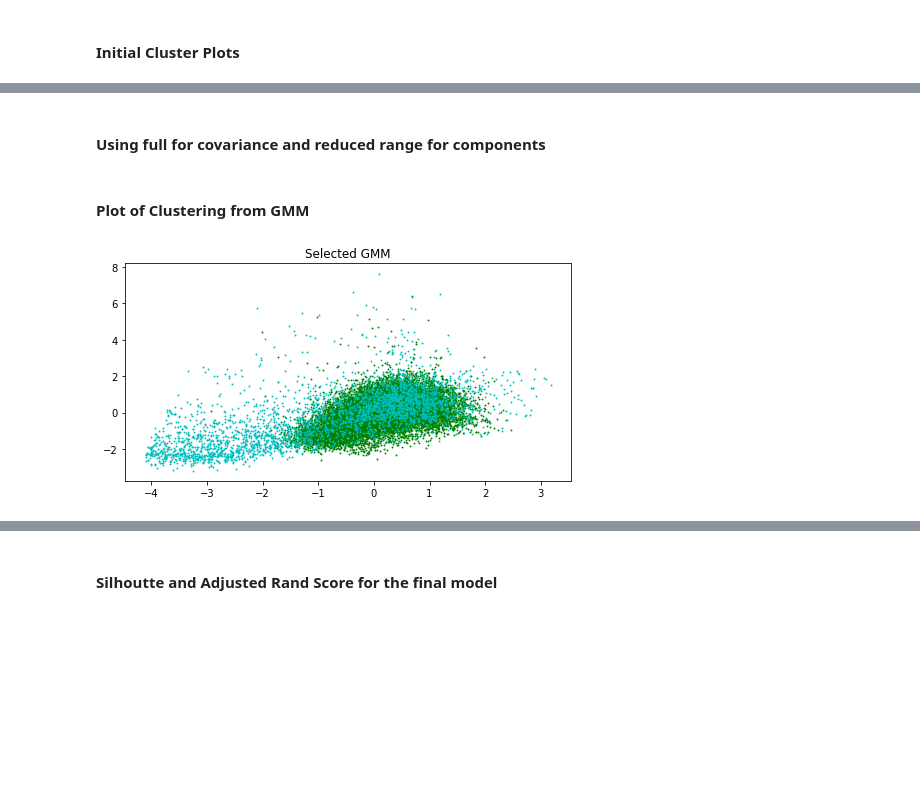
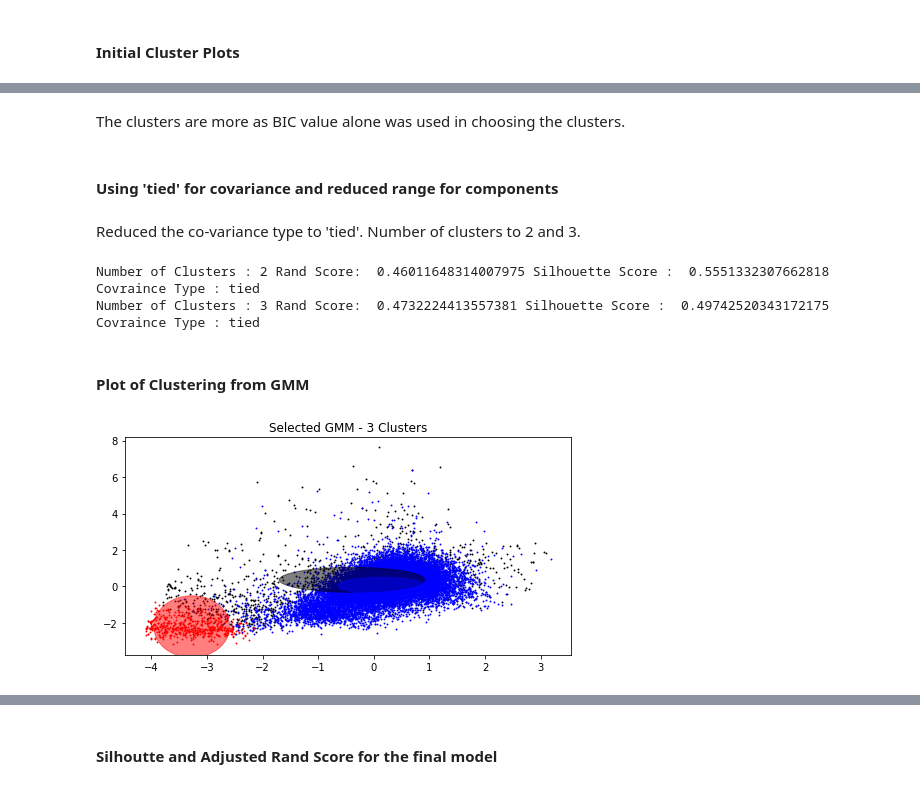
Before and after one commit to nhendersonkuns/awesomedataminers, a Jupyter notebook: Kumar_Pulsar_GMM.ipynb, the cells around one changed output, grey strips where cells are left out. Saved outputs shown, nothing was run; the diff lists cells and outputs as text; code cells hidden in the pictures; blank space fills up the shorter version.

Commit message:
Update Kumar_Pulsar_GMM.ipynb
GMM

```diff
--- a/Kumar_Pulsar_GMM.ipynb
+++ b/Kumar_Pulsar_GMM.ipynb
@@ -197,17 +157,19 @@ X = scaledPulsarData
 lowest_bic = np.infty
 bic = []
 silhouette = []
+GMMRand=[]
 n_components_range = range(2,17)
-cv_types = ['spherical', 'diag', 'full']
+cv_types = ['spherical', 'diag', 'full', 'tied']
 for cv_type in cv_types:
     for n_components in n_components_range:
         # Fit a mixture of Gaussians with EM
-        gmm = mixture.GaussianMixture(n_components=n_components, covariance_type=cv_type)
+        gmm = mixture.GaussianMixture(n_components=n_components,max_iter = 1000, covariance_type=cv_type)
         gmm.fit(X)
         Y_ = gmm.predict(X)
         bic.append(gmm.bic(X))
-
+        GMMRand.append(adjusted_rand_score( imputedPulsarDf['class'].values, Y_))
         silhouette.append(silhouette_score(X, Y_))
+        print("Rand Score: ", adjusted_rand_score( imputedPulsarDf['class'].values, Y_), "Silhouette Score : ", silhouette_score(X, Y_), "Covraince Type :", cv_type, "BIC Value : ", gmm.bic(X))
         if bic[-1] < lowest_bic:
             lowest_bic = bic[-1]
             best_gmm = gmm
@@ -254,0 +237,25 @@ Co-variance 'diag' gave a slightly better result than 'full'. In both cases, num
+# %%
+# this code has been manipulated from the source available on sklearn's website documentation
+# plot the silhouette
+color_iter = itertools.cycle(['k', 'r', 'b', 'g', 'c', 'm', 'y'])
+clf = best_gmm
+bars = []
+
+
+plt.figure(figsize=(10,4))
+spl = plt.subplot(1,1,1)
+# Plot the silhouette scores
+for i, (cv_type, color) in enumerate(zip(cv_types, color_iter)):
+    xpos = np.array(n_components_range) + .2 * (i - 2)
+    plt.plot(xpos, GMMRand[i * len(n_components_range):(i + 1) * len(n_components_range)])
+plt.xticks(n_components_range)
+plt.ylim([min(GMMRand) * 1.01 - .01 * max(GMMRand), max(GMMRand)])
+plt.title('Rand score per model')
+
+xpos = np.min(n_components_range)-0.4 + np.mod(np.argmin(GMMRand), len(n_components_range)) +\
+    .2 * np.floor(np.argmin(GMMRand) / len(n_components_range))
+plt.text(xpos, min(GMMRand) * 0.97 + .03 * max(GMMRand), '*', fontsize=14)
+spl.set_xlabel('Number of components')
+spl.legend(cv_types)
+
+plt.show()
@@ -383,5 +394,9 @@ plt.show()
+# %% [markdown]
+The clusters are more as BIC value alone was used in choosing the clusters.
 # %% [markdown]
-#### Using full for covariance and reduced range for components
+#### Using 'tied' for covariance and reduced range for components
+# %% [markdown]
+Reduced the co-variance type to 'tied'. Number of clusters to 2 and 3.
 # %%
 # this code has been manipulated from the source available on sklearn's website documentation
 X = scaledPulsarData
@@ -390,8 +405,9 @@ X = scaledPulsarData
 lowest_bic = np.infty
 bic = []
 silhouette = []
-n_components_range = range(2,3)
-cv_types = ['full', 'diag']
+GMMRand=[]
+n_components_range = range(2,4)
+cv_types = ['tied']
 for cv_type in cv_types:
      for n_components in n_components_range:
         # Fit a mixture of Gaussians with EM
@@ -399,11 +415,15 @@ for cv_type in cv_types:
         gmm.fit(X)
         Y_ = gmm.predict(X)
         bic.append(gmm.bic(X))
+        GMMRand.append(adjusted_rand_score( imputedPulsarDf['class'].values, Y_))
         silhouette.append(silhouette_score(X, Y_))
-
+        print("Number of Clusters :", n_components, "Rand Score: ", adjusted_rand_score( imputedPulsarDf['class'].values, Y_), "Silhouette Score : ", silhouette_score(X, Y_), "Covraince Type :", cv_type)
         if bic[-1] < lowest_bic:
             lowest_bic = bic[-1]
             best_gmm = gmm
+# %% [output]
+Number of Clusters : 2 Rand Score:  0.46011648314007975 Silhouette Score :  0.5551332307662818 Covraince Type : tied
+Number of Clusters : 3 Rand Score:  0.4732224413557381 Silhouette Score :  0.49742520343172175 Covraince Type : tied
 # %% [markdown]
 #### Plot of Clustering from GMM
 # %%
@@ -412,32 +432,32 @@ for cv_type in cv_types:
 clf = best_gmm
 plt.figure(figsize=(8,4))
 splot = plt.subplot(1,1,1)
 Y_ = clf.predict(X)
 for i, (mean, covar, color) in enumerate(zip(clf.means_, clf.covariances_,
                                              color_iter)):
     if len(covar.shape)<2:
         tmp = np.zeros((2,2))
         np.fill_diagonal(tmp,covar)
         covar = tmp
     elif covar.shape[0] != covar.shape[1]:
         covar = np.diag(covar)
 
     v, w = linalg.eigh(covar)
     if not np.any(Y_ == i):
         continue
     plt.scatter(X[Y_ == i, 0], X[Y_ == i, 1], .8, color=color)
 
     # Plot an ellipse to show the Gaussian component
     angle = np.arctan2(w[0][1], w[0][0])
     angle = 180 * angle / np.pi  # convert to degrees
     v *= 4
     ell = mpl.patches.Ellipse(mean, v[0], v[1], 180 + angle, color=color)
     ell.set_clip_box(splot.bbox)
     ell.set_alpha(.5)
     splot.add_artist(ell)
 
 
-plt.title('Selected GMM')
+plt.title('Selected GMM - 3 Clusters')
 plt.show()
 # %% [output]
-[figure, old version]
+[figure, new version]
```
Also changed, not shown: parts of 29 cells of this notebook.
